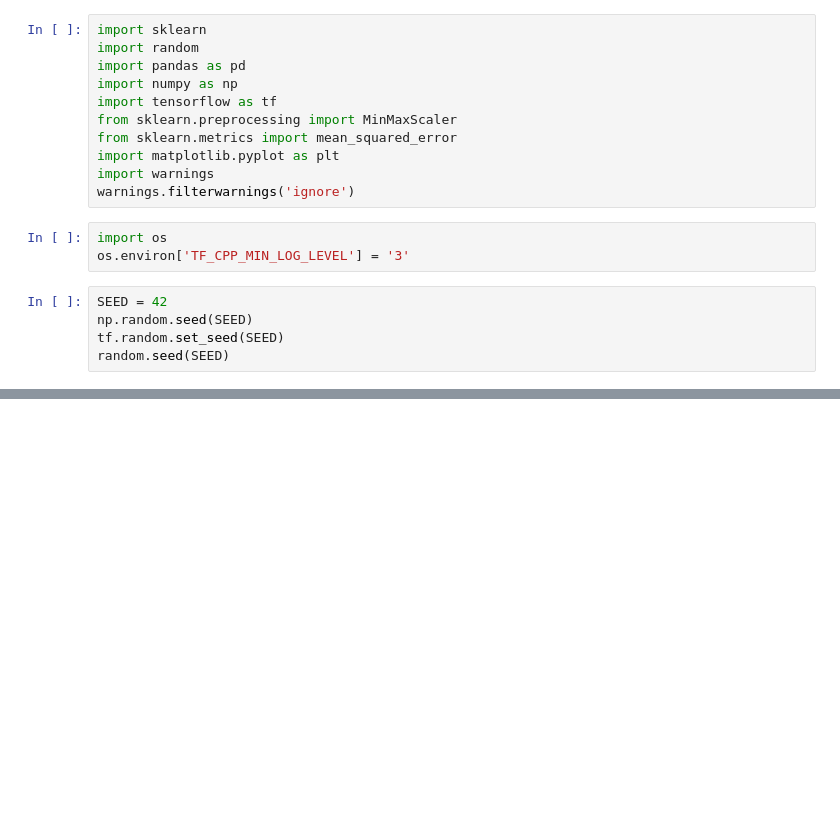
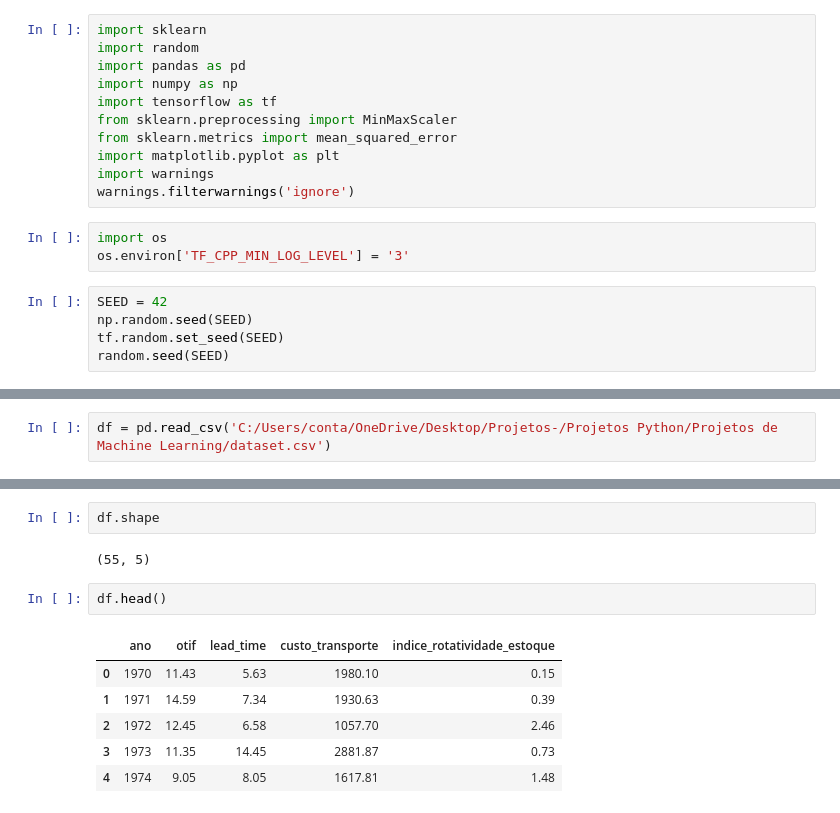
Before and after one commit to mt076/Projetos-, a Jupyter notebook: Projetos Python/Projetos de Machine Learning/p7/prev_demanda_entregas.ipynb, the cells around one changed output, grey strips where cells are left out. Saved outputs shown, nothing was run; the diff lists cells and outputs as text; blank space fills up the shorter version.

```diff
--- a/Projetos Python/Projetos de Machine Learning/p7/prev_demanda_entregas.ipynb
+++ b/Projetos Python/Projetos de Machine Learning/p7/prev_demanda_entregas.ipynb
@@ -30,0 +31,2 @@ pandas    : 2.3.1
+# %%
+df = pd.read_csv('C:/Users/conta/OneDrive/Desktop/Projetos-/Projetos Python/Projetos de Machine Learning/dataset.csv')
@@ -30,0 +48,13 @@ pandas    : 2.3.1
+# %%
+df.shape
+# %% [output]
+(55, 5)
+# %%
+df.head()
+# %% [output]
+|  | ano | otif | lead_time | custo_transporte | indice_rotatividade_estoque |
+| 0 | 1970 | 11.43 | 5.63 | 1980.10 | 0.15 |
+| 1 | 1971 | 14.59 | 7.34 | 1930.63 | 0.39 |
+| 2 | 1972 | 12.45 | 6.58 | 1057.70 | 2.46 |
+| 3 | 1973 | 11.35 | 14.45 | 2881.87 | 0.73 |
+| 4 | 1974 | 9.05 | 8.05 | 1617.81 | 1.48 |
```
Also changed, not shown: parts of 30 cells of this notebook, 1 other file.
